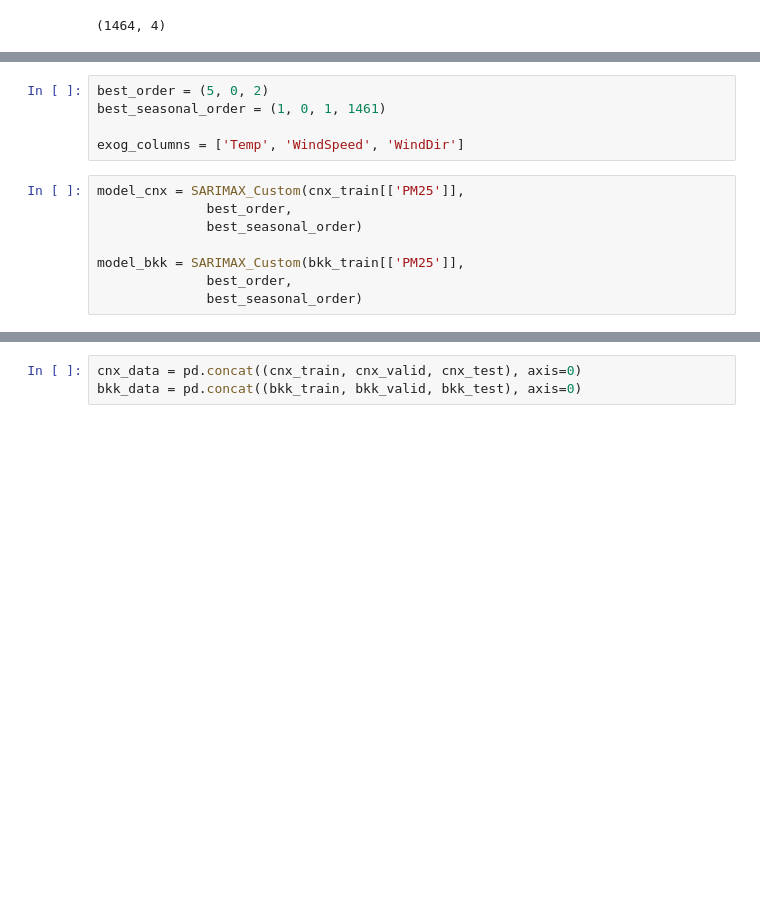
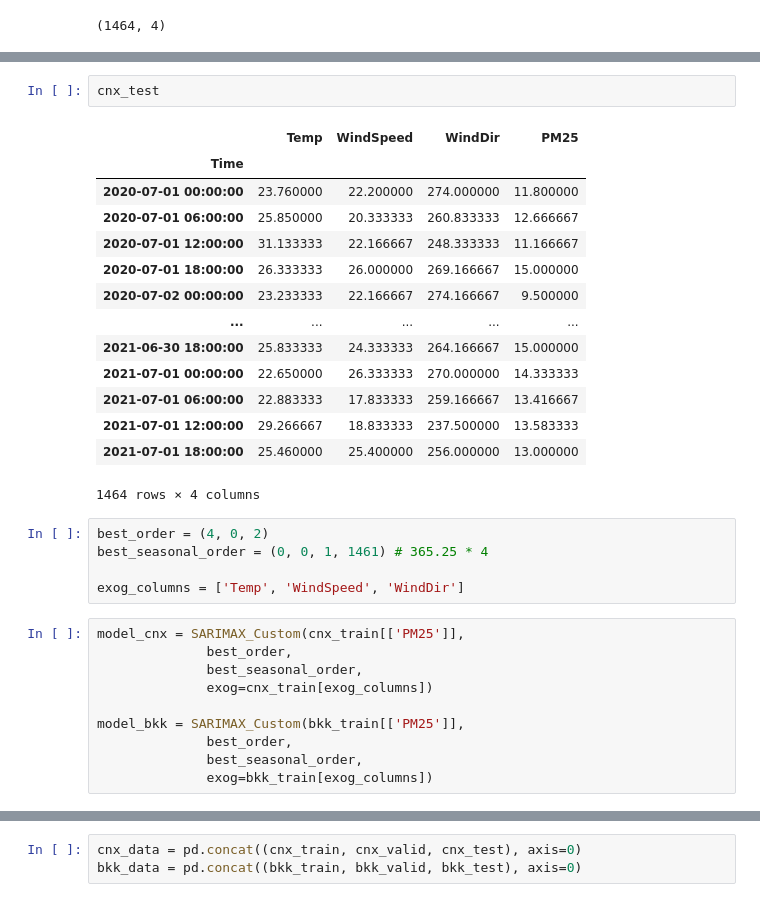
Before and after one commit to One-Night-Miracle/Data-Science-Project1-2021-2-PM2.5-Kaggle, a Jupyter notebook: project_nb_custom.ipynb, the cells around one changed output, grey strips where cells are left out. Saved outputs shown, nothing was run; the diff lists cells and outputs as text; blank space fills up the shorter version.

```diff
--- a/project_nb_custom.ipynb
+++ b/project_nb_custom.ipynb
@@ -624,14 +667,33 @@ bkk_train, bkk_valid = bkk_train_tmp.iloc[:bkk_train_size], bkk_train_tmp.iloc[b
+# %%
+cnx_test
+# %% [output]
+|  | Temp | WindSpeed | WindDir | PM25 |
+| Time |  |  |  |  |
+| 2020-07-01 00:00:00 | 23.760000 | 22.200000 | 274.000000 | 11.800000 |
+| 2020-07-01 06:00:00 | 25.850000 | 20.333333 | 260.833333 | 12.666667 |
+| 2020-07-01 12:00:00 | 31.133333 | 22.166667 | 248.333333 | 11.166667 |
+| 2020-07-01 18:00:00 | 26.333333 | 26.000000 | 269.166667 | 15.000000 |
+| 2020-07-02 00:00:00 | 23.233333 | 22.166667 | 274.166667 | 9.500000 |
+| ... | ... | ... | ... | ... |
+| 2021-06-30 18:00:00 | 25.833333 | 24.333333 | 264.166667 | 15.000000 |
+| 2021-07-01 00:00:00 | 22.650000 | 26.333333 | 270.000000 | 14.333333 |
+| 2021-07-01 06:00:00 | 22.883333 | 17.833333 | 259.166667 | 13.416667 |
+| 2021-07-01 12:00:00 | 29.266667 | 18.833333 | 237.500000 | 13.583333 |
+| 2021-07-01 18:00:00 | 25.460000 | 25.400000 | 256.000000 | 13.000000 |
+1464 rows × 4 columns
 # %%
-best_order = (5, 0, 2)
-best_seasonal_order = (1, 0, 1, 1461)
+best_order = (4, 0, 2)
+best_seasonal_order = (0, 0, 1, 1461) # 365.25 * 4
 
 exog_columns = ['Temp', 'WindSpeed', 'WindDir']
 # %%
 model_cnx = SARIMAX_Custom(cnx_train[['PM25']],
               best_order,
-              best_seasonal_order)
+              best_seasonal_order,
+              exog=cnx_train[exog_columns])
 
 model_bkk = SARIMAX_Custom(bkk_train[['PM25']],
               best_order,
-              best_seasonal_order)
+              best_seasonal_order,
+              exog=bkk_train[exog_columns])
 # %%
```
Also changed, not shown: parts of 14 cells of this notebook.
